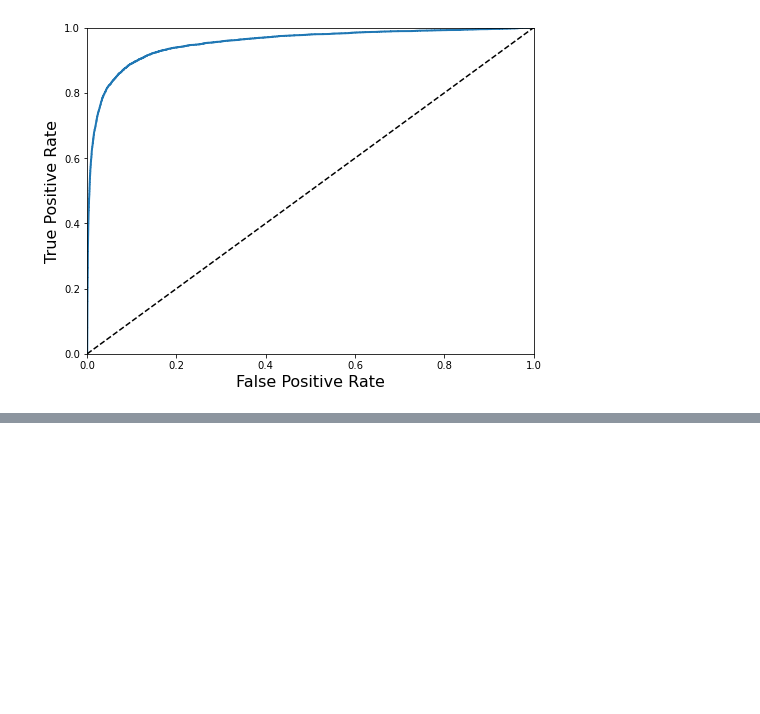
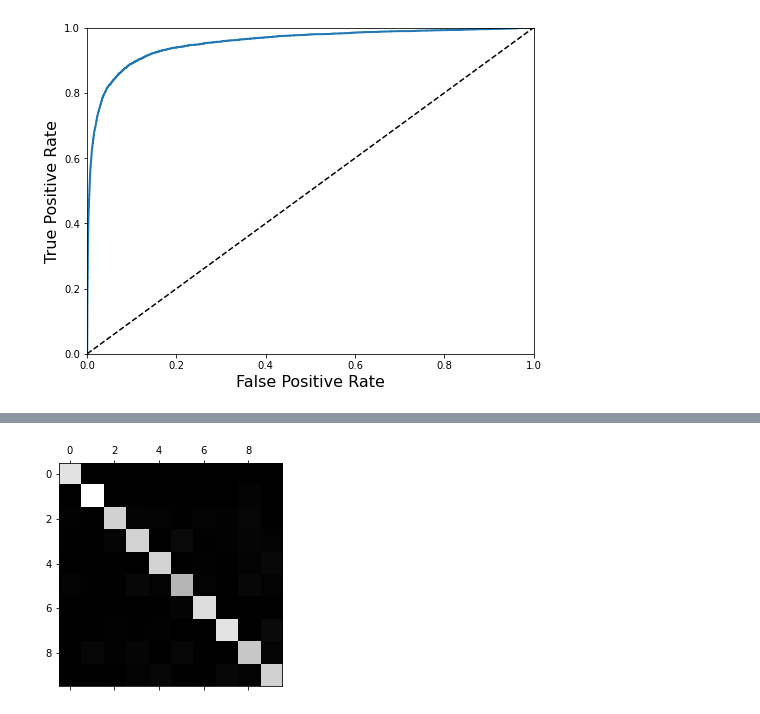
Before and after one commit to TSamCode/HandsonML, a Jupyter notebook: Hands on ML - Chapter 3 - Classification.ipynb, the cells around one changed output, grey strips where cells are left out. Drawn from its saved outputs; the diff is of its cells as text; code cells hidden in the pictures; blank space fills up the shorter version.

```diff
--- a/Hands on ML - Chapter 3 - Classification.ipynb
+++ b/Hands on ML - Chapter 3 - Classification.ipynb
@@ -246,0 +302,6 @@ plt.show()
+# %%
+# We can force scikit learn to use a One-vs-One classifier
+from sklearn.multiclass import OneVsOneClassifier
+ovo_clf = OneVsOneClassifier(SGDClassifier(random_state=42))
+ovo_clf.fit(X_train, y_train)
+ovo_clf.predict([some_digit])
@@ -246,0 +310,4 @@ plt.show()
+# %%
+# We can easily train a random forest classifier
+forest_clf.fit(X_train, y_train)
+forest_clf.predict([some_digit])
@@ -246,0 +328,7 @@ plt.show()
+# %%
+# We can improve the accuracy by scaling the inputs
+
+from sklearn.preprocessing import StandardScaler
+scaler = StandardScaler()
+X_train_scaled = scaler.fit_transform(X_train.astype(np.float64))
+cross_val_score(sgd_clf, X_train_scaled, y_train, cv=3, scoring="accuracy")
@@ -246,0 +337,7 @@ plt.show()
+# %%
+# One way to look at improving a model is to look at the types of errors it makes
+# To look at the confusion matrix you first need the cross_val_predict function
+
+y_train_pred = cross_val_predict(sgd_clf, X_train_scaled, y_train, cv=3)
+conf_mx = confusion_matrix(y_train, y_train_pred)
+conf_mx
@@ -246,0 +355,8 @@ plt.show()
+# %%
+# It is clearer to look at the image representation of a confusion matrix
+# This can be done with matplotlib's matshow
+
+plt.matshow(conf_mx, cmap=plt.cm.gray)
+plt.show()
+# %% [output]
+[figure, added]
```
Also changed, not shown: parts of 21 cells of this notebook.
